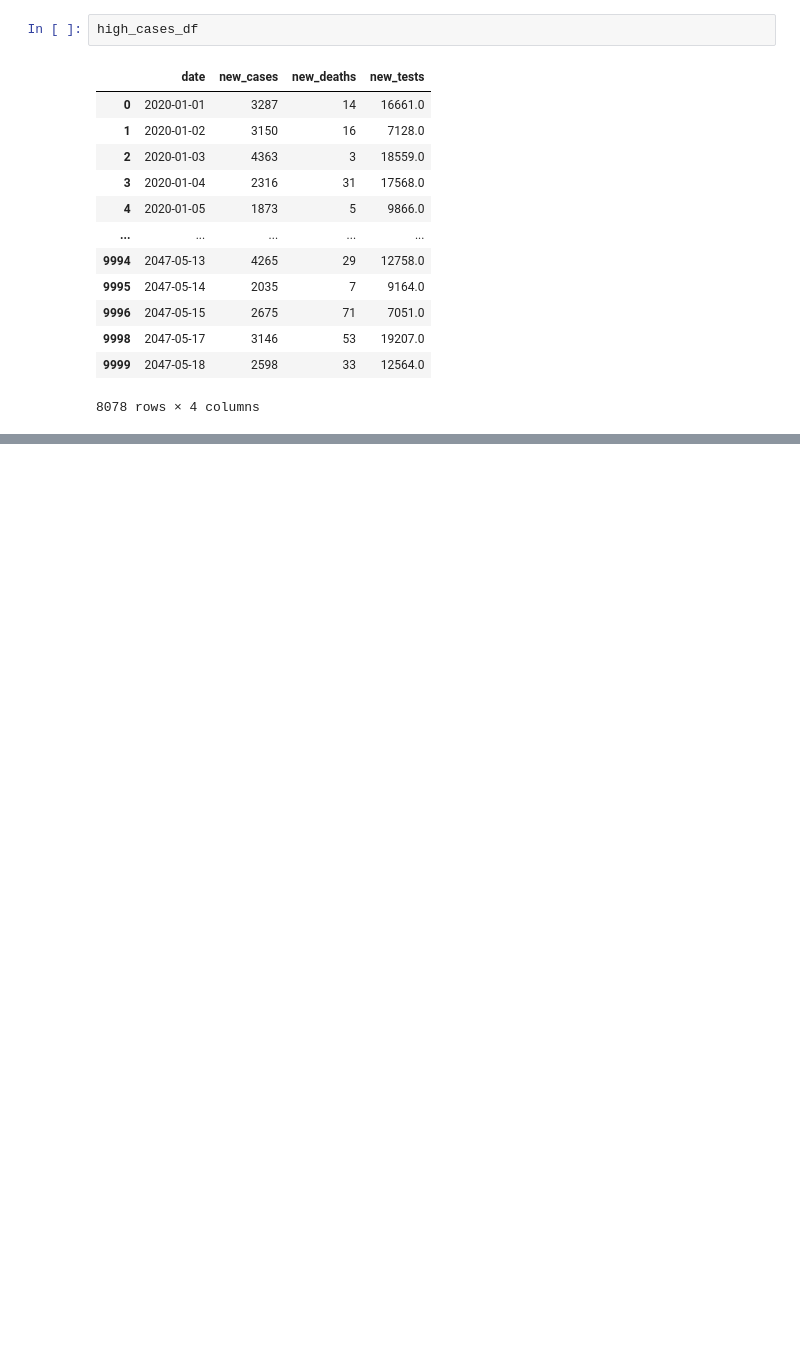
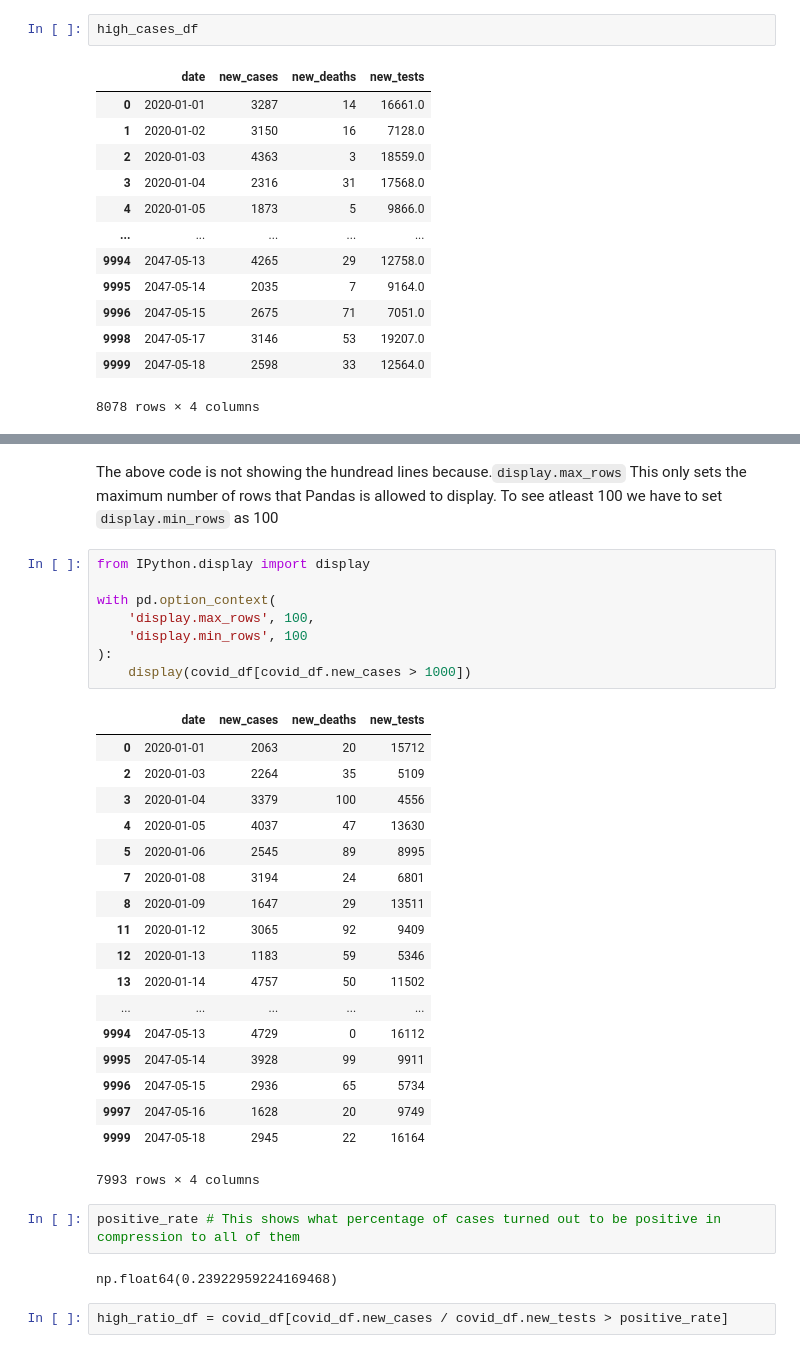
Before and after one commit to SolutionsOfSumit/DataAnalatics, a Jupyter notebook: pandas.ipynb, the cells around one changed output, grey strips where cells are left out. Cells and saved outputs as stored; diff of their text form; blank space fills up the shorter version.

````diff
--- a/pandas.ipynb
+++ b/pandas.ipynb
@@ -311,0 +337,35 @@ high_cases_df
+# %% [markdown]
+The above code is not showing the hundread lines because.```display.max_rows``` This only sets the maximum number of rows that Pandas is allowed to display. To see atleast 100 we have to set ```display.min_rows``` as 100
+# %%
+from IPython.display import display
+
+with pd.option_context(
+    'display.max_rows', 100,
+    'display.min_rows', 100
+):
+    display(covid_df[covid_df.new_cases > 1000])
+# %% [output]
+|  | date | new_cases | new_deaths | new_tests |
+| 0 | 2020-01-01 | 2063 | 20 | 15712 |
+| 2 | 2020-01-03 | 2264 | 35 | 5109 |
+| 3 | 2020-01-04 | 3379 | 100 | 4556 |
+| 4 | 2020-01-05 | 4037 | 47 | 13630 |
+| 5 | 2020-01-06 | 2545 | 89 | 8995 |
+| 7 | 2020-01-08 | 3194 | 24 | 6801 |
+| 8 | 2020-01-09 | 1647 | 29 | 13511 |
+| 11 | 2020-01-12 | 3065 | 92 | 9409 |
+| 12 | 2020-01-13 | 1183 | 59 | 5346 |
+| 13 | 2020-01-14 | 4757 | 50 | 11502 |
+| ... | ... | ... | ... | ... |
+| 9994 | 2047-05-13 | 4729 | 0 | 16112 |
+| 9995 | 2047-05-14 | 3928 | 99 | 9911 |
+| 9996 | 2047-05-15 | 2936 | 65 | 5734 |
+| 9997 | 2047-05-16 | 1628 | 20 | 9749 |
+| 9999 | 2047-05-18 | 2945 | 22 | 16164 |
+7993 rows × 4 columns
+# %%
+positive_rate # This shows what percentage of cases turned out to be positive in compression to all of them
+# %% [output]
+np.float64(0.23922959224169468)
+# %%
+high_ratio_df = covid_df[covid_df.new_cases / covid_df.new_tests > positive_rate]
````
Also changed, not shown: parts of 22 cells of this notebook.
